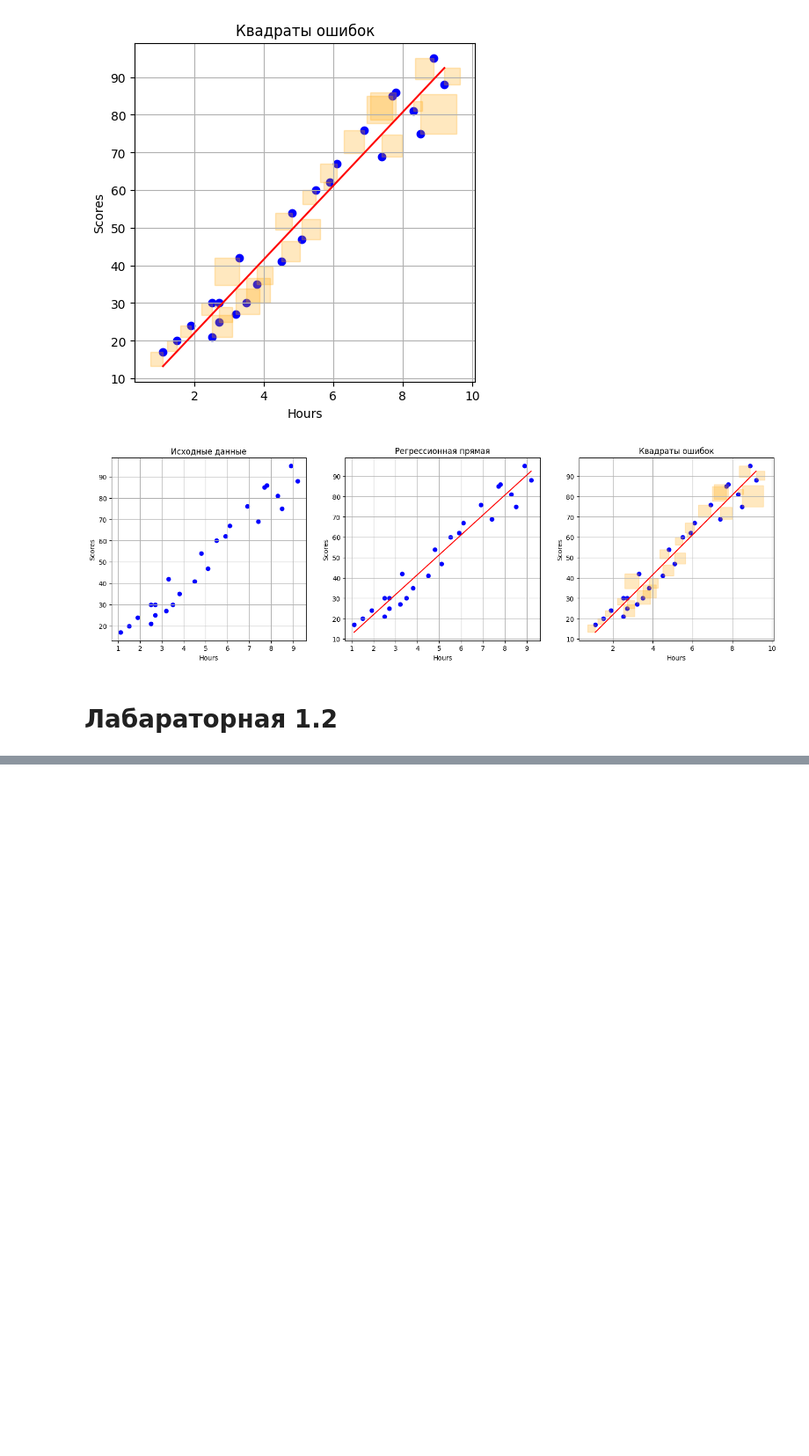
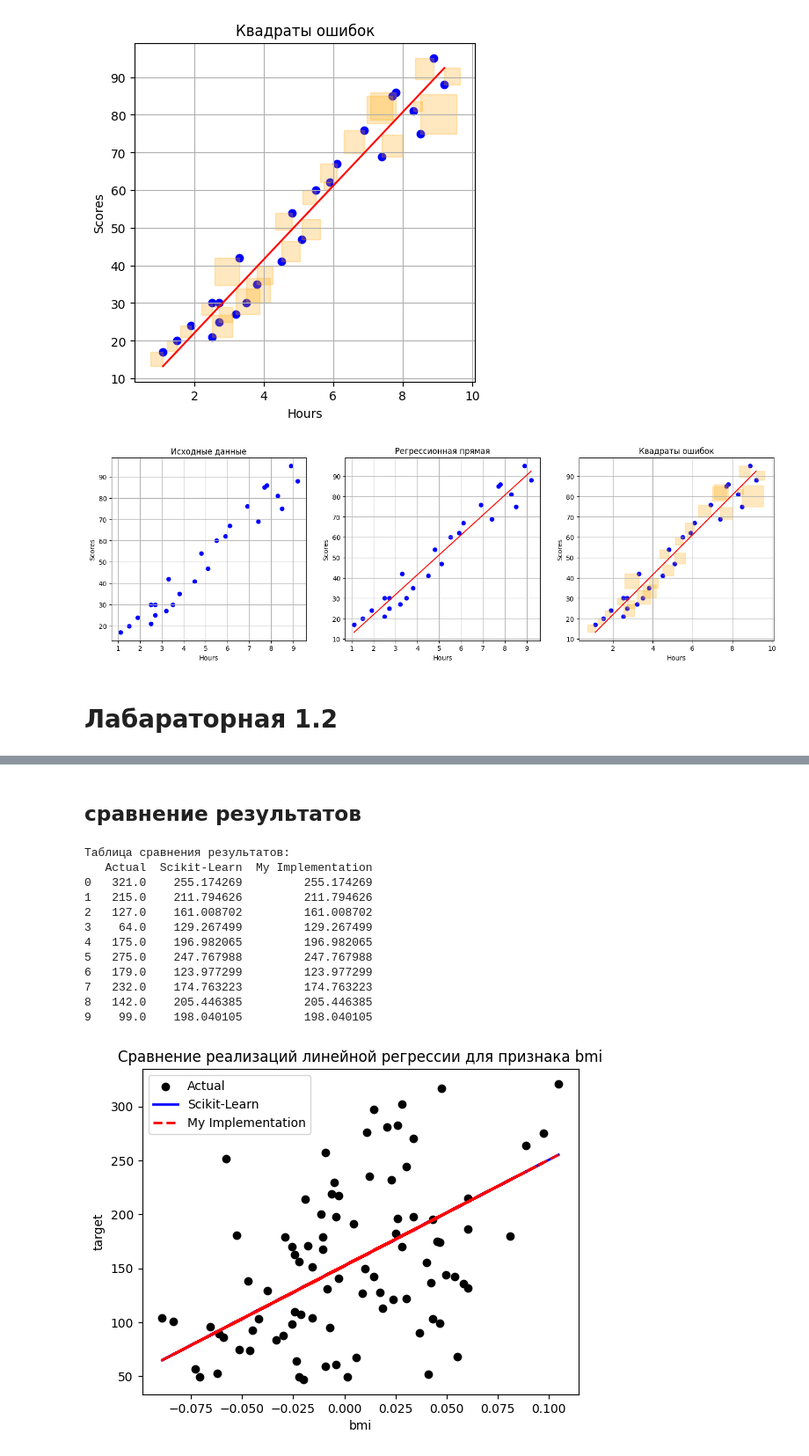
Before and after one commit to frodorm/ML_labs, a Jupyter notebook: lab1/lab.ipynb, the cells around one changed output, grey strips where cells are left out. Shown: that part at 88% size. Cells and saved outputs as stored; diff of their text form; code cells hidden in the pictures; blank space fills up the shorter version.

```diff
--- a/lab1/lab.ipynb
+++ b/lab1/lab.ipynb
@@ -138,0 +282,33 @@ plot_error_squares(data, x_col, y_col, a, b, ax3)
+# %% [markdown]
+## сравнение результатов
+# %%
+results = pd.DataFrame({
+    'Actual': y_test,
+    'Scikit-Learn': y_pred,
+    'My Implementation': y_pred_my
+})
+print("\nТаблица сравнения результатов:")
+print(results.head(10))
+
+plt.scatter(X_test, y_test, color='black', label='Actual')
+plt.plot(X_test, y_pred, color='blue', linewidth=2, label='Scikit-Learn')
+plt.plot(X_test, y_pred_my, color='red', linestyle='--', linewidth=2, label='My Implementation')
+plt.title(f'Сравнение реализаций линейной регрессии для признака {feature_name}')
+plt.xlabel(feature_name)
+plt.ylabel('target')
+plt.legend()
+plt.show()
+# %% [output]
+Таблица сравнения результатов:
+   Actual  Scikit-Learn  My Implementation
+0   321.0    255.174269         255.174269
+1   215.0    211.794626         211.794626
+2   127.0    161.008702         161.008702
+3    64.0    129.267499         129.267499
+4   175.0    196.982065         196.982065
+5   275.0    247.767988         247.767988
+6   179.0    123.977299         123.977299
+7   232.0    174.763223         174.763223
+8   142.0    205.446385         205.446385
+9    99.0    198.040105         198.040105
+[figure, added]
```
Also changed, not shown: parts of 9 cells of this notebook.
